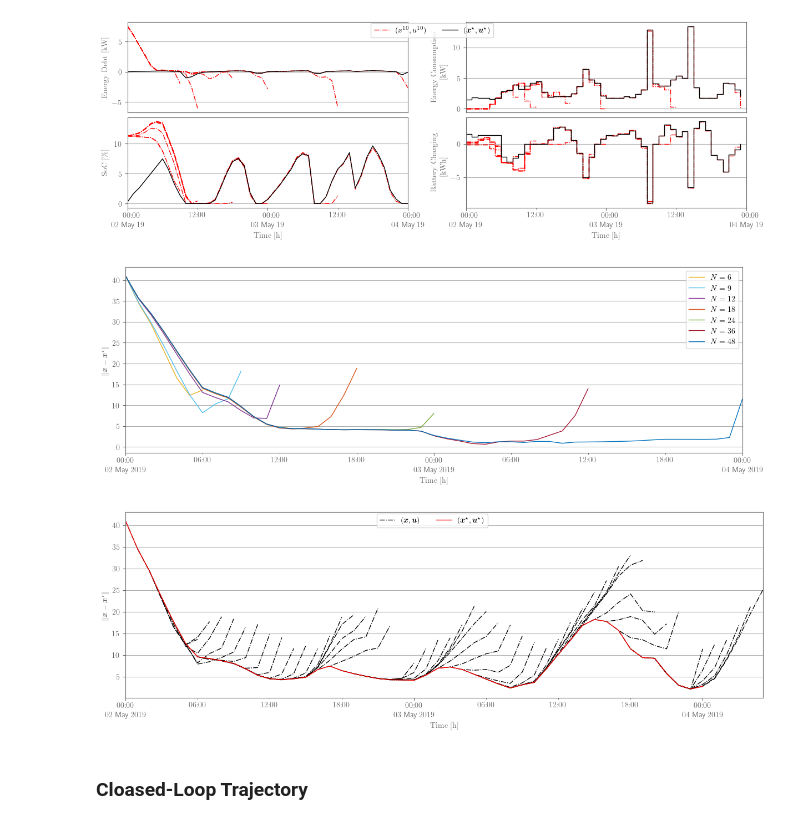
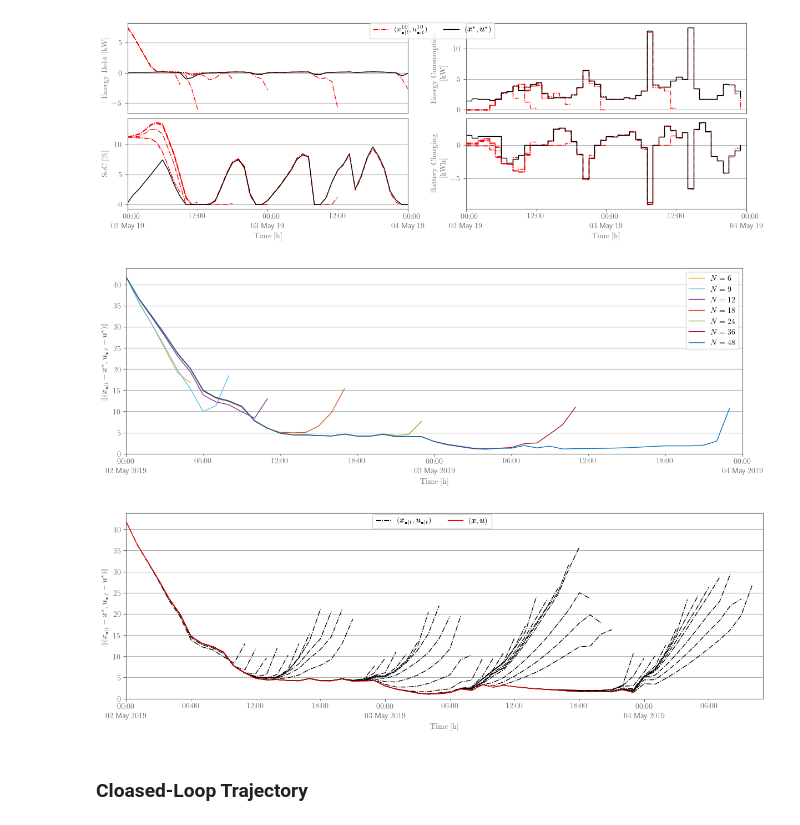
Before and after one commit to Gedlex/time-varying-RHGs, a Jupyter notebook: empc_DSMPC.ipynb, the cells around one changed output. Saved outputs shown, nothing was run; the diff lists cells and outputs as text; code cells hidden in the pictures.

Commit message:
Improved L2-norm figures and fixed labels

```diff
--- a/empc_DSMPC.ipynb
+++ b/empc_DSMPC.ipynb
@@ -448,7 +451,7 @@ dates_ol = [params2.ctrl.start_date + pd.Timedelta(hours = h) for h in range(max
 fig, axs = plt.subplots(2, 2, figsize=(12, 4), layout='constrained')
 
 # Plot trajectories
-label = r'$(x^{' + str(agent+1) + r'},u^{' + str(agent+1) + r'})$'
+label = r'$(x^{' + str(agent+1) + r'}_{\bullet|t},u^{' + str(agent+1) + r'}_{\bullet|t})$'
 for i, _ in enumerate(horizon):
     axs[0][0].plot(dates_ol, x2_ol[i,t,:,agent*2], color='red', linestyle='-.', label=label if i == 0 else None)
     axs[1][0].plot(dates_ol, x2_ol[i,t,:,agent*2+1], color='red', linestyle='-.', label=label if i == 0 else None)
@@ -507,13 +510,15 @@ if export:
 export = False
 
 # Create time vector
-dates = [params2.ctrl.start_date + pd.Timedelta(hours = h) for h in range(num_steps+max(horizon)+1)]
+dates = [params2.ctrl.start_date + pd.Timedelta(hours = h) for h in range(num_steps+max(horizon))]
 
 # Compute L2-norm
-diff_x2_ol = np.full((num_horizon, num_steps, num_steps+max(horizon)+1), np.nan)
+diff_xu2 = np.full((num_horizon, num_steps), np.nan)
+diff_xu2_ol = np.full((num_horizon, num_steps, num_steps+max(horizon)), np.nan)
 for i in range(num_horizon):
+    diff_xu2[i,:] = np.linalg.norm(np.hstack((x2[i,:-1,:] - x_inf[2*T:2*T+num_steps,:], u2[i,:,:] - u_inf[2*T:2*T+num_steps,:])), axis=1)
     for t in range(num_steps):
-        diff_x2_ol[i,t,t:t+horizon[i]+1] = np.linalg.norm(x2_ol[i,t,:horizon[i]+1,:] - x_inf[t+2*T:t+2*T+horizon[i]+1,:], axis=1)
+        diff_xu2_ol[i,t,t:t+horizon[i]] = np.linalg.norm(np.hstack((x2_ol[i,t,:horizon[i],:] - x_inf[t+2*T:t+2*T+horizon[i],:], u2_ol[i,t,:horizon[i],:] - u_inf[t+2*T:t+2*T+horizon[i],:])), axis=1)
 
 # Create colormap
 colors = lambda i: ["#0072BD", "#A2142F", "#77AC30", "#D95319", "#7E2F8E", "#4DBEEE", "#EDB120"][i % 7]
@@ -524,10 +529,10 @@ fig, axs = plt.subplots(1, 1, figsize=(12, 4), layout='constrained')
 
 # Plot trajectories without terminal constraints
 for i in range(num_horizon):
-    axs.plot(dates, diff_x2_ol[i,t,:], color=colors(num_horizon-i-1), linestyle='-', label=f'$N = {horizon[i]}$')
+    axs.plot(dates, diff_xu2_ol[i,t,:], color=colors(num_horizon-i-1), linestyle='-', label=f'$N = {horizon[i]}$')
 
 # Add labels
-axs.set_ylabel(r"$\|\bm{x} - \bm{x}^\star\|$")
+axs.set_ylabel(r"$\|(\bm{x}_{\bullet|t} - \bm{x}^\star, \bm{u}_{\bullet|t} - \bm{u}^\star)\|$")
 axs.set_xlabel(r'\rmfamily{Time [h]}')
 
 # Set major and minor ticks
@@ -539,6 +544,7 @@ axs.xaxis.set_minor_formatter(mdates.DateFormatter(r'%H:%M'))
 
 # Set axis limits
 axs.set_xlim([dates[0], dates[max(horizon)]])
+axs.set_ylim([0, axs.get_ylim()[1]])
 
 # Set grid
 axs.yaxis.grid(True)
@@ -556,65 +562,55 @@ if export:
     fig = adjust_margins(fig, width=4, height=2.5, wspace=1.1)
     fig.savefig("figures/open_loop_trajectory_L2norm.pdf")
 # %% [output]
-[figure, old version]
+[figure, new version]
 # %%
 # Set export flag
 export = False
 
-# Create time vector
-idx = 0
-dates = [params2.ctrl.start_date + pd.Timedelta(hours = h) for h in range(num_steps+max(horizon)+1)]
-
-# Compute L2-norm
-diff_x = np.full((num_horizon, num_steps+1), np.nan)
-diff_x_ol = np.full((num_horizon, num_steps, num_steps+max(horizon)+1), np.nan)
-for i in range(num_horizon):
-    diff_x[i,:] = np.linalg.norm(x2[i,:,:] - x_inf[2*T:2*T+num_steps+1,:], axis=1)
-    for t in range(num_steps):
-        diff_x_ol[i,t,t:t+horizon[i]+1] = np.linalg.norm(x2_ol[i,t,:horizon[i]+1,:] - x_inf[t+2*T:t+2*T+horizon[i]+1,:], axis=1)
-
 # Create figure
+idx = 2
 fig, axs = plt.subplots(1, 1, figsize=(12, 4), layout='constrained')
 
 # Plot open-loop trajectories
 for t in range(num_steps):
-    axs.plot(dates, diff_x_ol[idx,t,:], color='black', linestyle='-.', label=r'$(\bm{x},\bm{u})$' if t == 0 else None)
+    axs.plot(dates, diff_xu2_ol[idx,t,:], color='black', linestyle='-.', label=r'$(\bm{x}_{\bullet|t},\bm{u}_{\bullet|t})$' if t == 0 else None)
 
 # Plot closed-loop trajectory
-axs.plot(dates[:num_steps+1], diff_x[idx,:], color='red', linestyle='-', label = r'$(\bm{x}^\star,\bm{u}^\star)$')
+axs.plot(dates[:num_steps], diff_xu2[idx,:], color='red', linestyle='-', label = r'$(\bm{x},\bm{u})$')
 
 # Add labels
-axs.set_ylabel(r"$\|\bm{x} - \bm{x}^\star\|$")
+axs.set_ylabel(r"$\|(\bm{x}_{\bullet|t} - \bm{x}^\star, \bm{u}_{\bullet|t} - \bm{u}^\star)\|$")
 axs.set_xlabel(r'\rmfamily{Time [h]}')
 
 # Set major and minor ticks
 plt.rcParams['timezone'] = dates[0].tz.zone
 axs.xaxis.set_major_locator(mdates.DayLocator(interval=1))
 axs.xaxis.set_minor_locator(mdates.HourLocator(byhour=[6,12,18]))
 axs.xaxis.set_major_formatter(mdates.DateFormatter(r'%H:%M\\%d %b %Y'))
 axs.xaxis.set_minor_formatter(mdates.DateFormatter(r'%H:%M'))
 
 # Set axis limits
 axs.set_xlim([dates[0], dates[num_steps+horizon[idx]-1]])
+axs.set_ylim([0, axs.get_ylim()[1]])
 
 # Set grid
 axs.yaxis.grid(True)
 axs.xaxis.grid(False)
 # axs.set_yscale('log')
 
 # Align labels
 fig.align_labels()
 
 # Plot legend
 handles, labels = axs.get_legend_handles_labels()
 fig.legend(handles, labels, bbox_to_anchor=(0.5, 0.92), loc='lower center', borderaxespad=0, ncols=2)
 
 # Export figure
 if export:
     fig = adjust_margins(fig, width=4, height=2.5, wspace=1.1, top=0.35)
     fig.savefig(f"figures/open_loop_L2norm_N_{horizon[idx]}.pdf")
 # %% [output]
-[figure, old version]
+[figure, new version]
 # %% [markdown]
 ### Cloased-Loop Trajectory
 # %%
```
Also changed, not shown: parts of 5 cells of this notebook.
